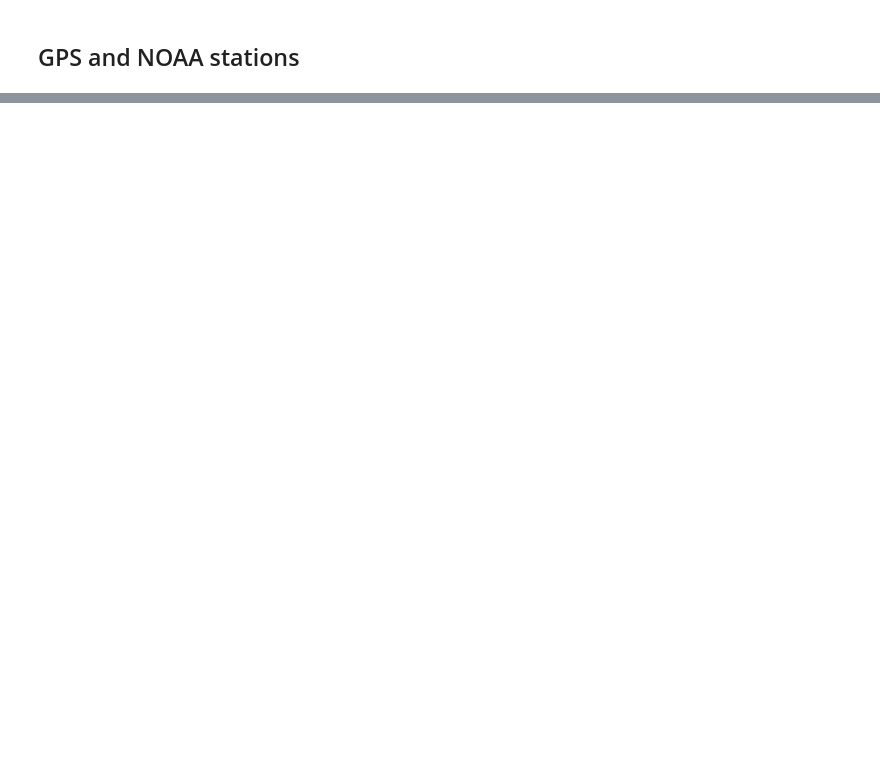
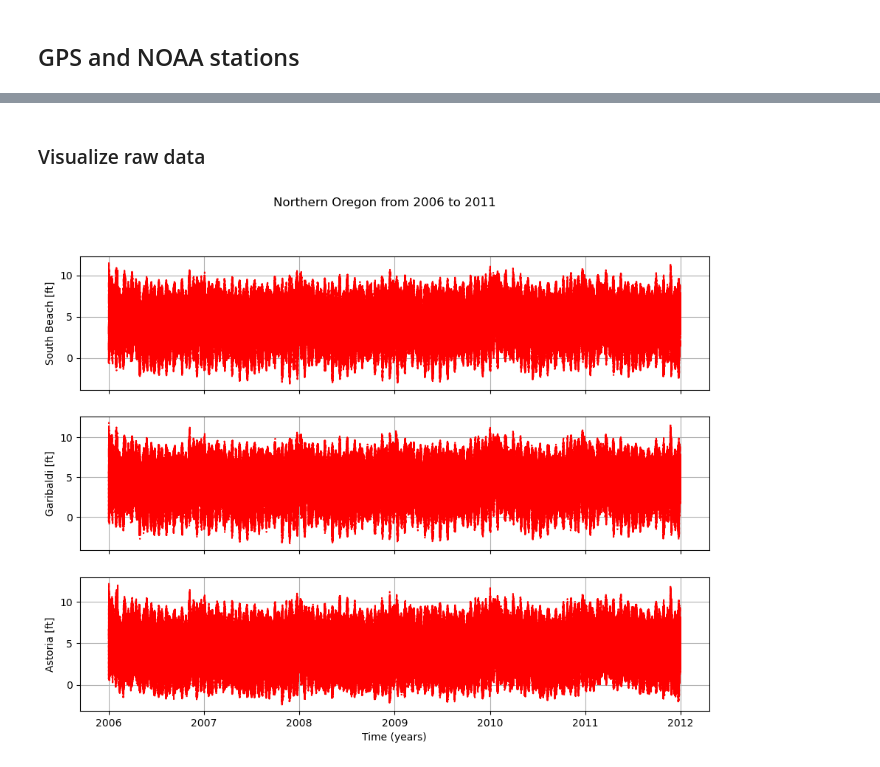
Before and after one commit to Benz-Poobua/Undergrad-Research-2, a Jupyter notebook: GPS-NOAA geodetic-climatic data.ipynb, the cells around one changed output, grey strips where cells are left out. Saved outputs shown, nothing was run; the diff lists cells and outputs as text; code cells hidden in the pictures; blank space fills up the shorter version.

```diff
--- a/GPS-NOAA geodetic-climatic data.ipynb
+++ b/GPS-NOAA geodetic-climatic data.ipynb
@@ -204,0 +304,32 @@ See the caveats in the documentation: https://pandas.pydata.org/pandas-docs/stab
+# %%
+#Combine 'Date' and 'Time (GMT)' into a single column
+
+#Northern Oregon (2006-2011)
+South_Beach_2006_2011['Datetime'] = pd.to_datetime(South_Beach_2006_2011['Date'] + ' ' + South_Beach_2006_2011['Time (GMT)'])
+Garibaldi_2006_2011['Datetime'] = pd.to_datetime(Garibaldi_2006_2011['Date'] + ' ' + Garibaldi_2006_2011['Time (GMT)'])
+Astoria_2006_2011['Datetime'] = pd.to_datetime(Astoria_2006_2011['Date'] + ' ' + Astoria_2006_2011['Time (GMT)'])
+
+#Southern Washington (2015-2020)
+Toke_Point_2015_2020['Datetime'] = pd.to_datetime(Toke_Point_2015_2020['Date'] + ' ' + Toke_Point_2015_2020['Time (GMT)'])
+Westport_2015_2020['Datetime'] = pd.to_datetime(Westport_2015_2020['Date'] + ' ' + Westport_2015_2020['Time (GMT)'])
+Cape_Disappointment_2015_2020['Datetime'] = pd.to_datetime(Cape_Disappointment_2015_2020['Date'] + ' ' + Cape_Disappointment_2015_2020['Time (GMT)'])
+
+#Northern California (2015-2020)
+Crescent_City_2015_2020['Datetime'] = pd.to_datetime(Crescent_City_2015_2020['Date'] + ' ' + Crescent_City_2015_2020['Time (GMT)'])
+North_Spit_2015_2020['Datetime'] = pd.to_datetime(North_Spit_2015_2020['Date'] + ' ' + North_Spit_2015_2020['Time (GMT)'])
+Arena_Cove_2015_2020['Datetime'] = pd.to_datetime(Arena_Cove_2015_2020['Date'] + ' ' + Arena_Cove_2015_2020['Time (GMT)'])
+Point_Reyes_2015_2020['Datetime'] = pd.to_datetime(Point_Reyes_2015_2020['Date'] + ' ' + Point_Reyes_2015_2020['Time (GMT)'])
+Monterey_2015_2020['Datetime'] = pd.to_datetime(Monterey_2015_2020['Date'] + ' ' + Monterey_2015_2020['Time (GMT)'])
+# %% [markdown]
+### Visualize raw data
+# %%
+#Northern Oregon (2006-2011)
+fig,ax=plt.subplots(3,1,figsize=(11,8),sharex=True)
+fig.suptitle('Northern Oregon from 2006 to 2011')
+ax[0].plot(South_Beach_2006_2011['Datetime'], South_Beach_2006_2011['Verified (ft)'], '-.r');ax[0].grid(True);ax[0].set_ylabel('South Beach [ft]')
+ax[1].plot(Garibaldi_2006_2011['Datetime'], Garibaldi_2006_2011['Verified (ft)'], '-.r');ax[1].grid(True);ax[1].set_ylabel('Garibaldi [ft]')
+ax[2].plot(Astoria_2006_2011['Datetime'], Astoria_2006_2011['Verified (ft)'], '-.r');ax[2].grid(True);ax[2].set_ylabel('Astoria [ft]')
+ax[2].set_xlabel('Time (years)')
+plt.show()
+# %% [output]
+[figure, added]
```
Also changed, not shown: parts of 18 cells of this notebook.
